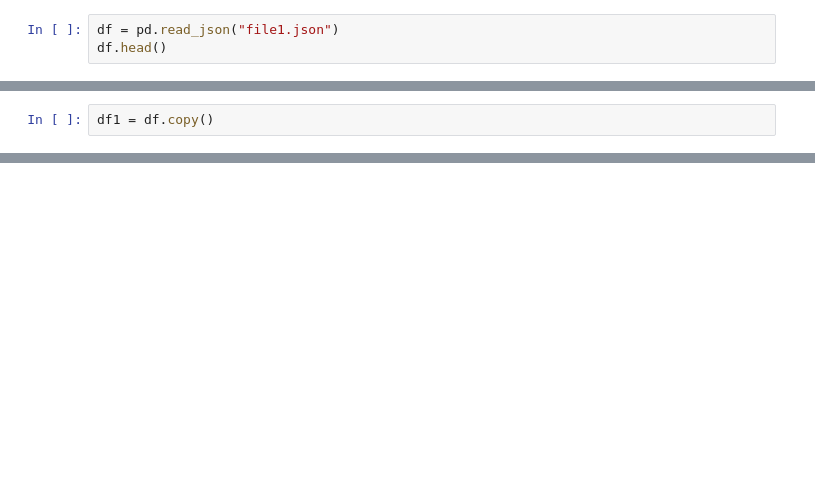
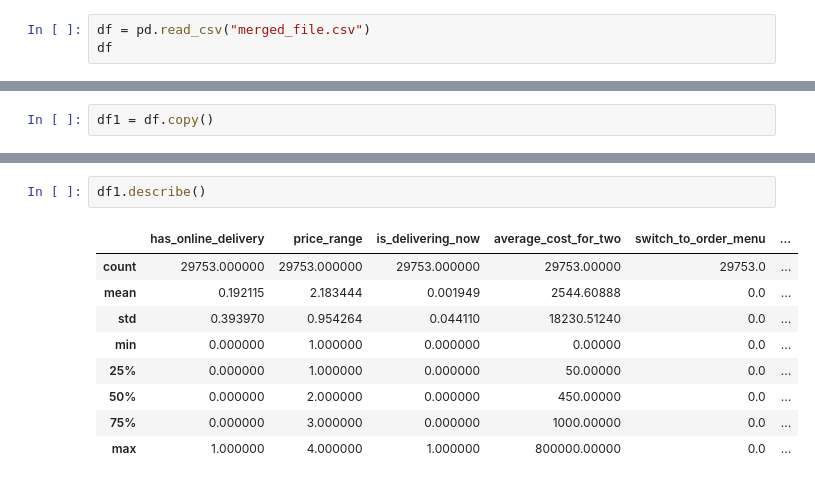
Before and after one commit to surendarmanoj/data-science, a Jupyter notebook: Exploratory_Data_Analysis_Zomato_Dataset.ipynb, the cells around one changed output, grey strips where cells are left out. Cells and saved outputs as stored; diff of their text form; blank space fills up the shorter version.

```diff
--- a/Exploratory_Data_Analysis_Zomato_Dataset.ipynb
+++ b/Exploratory_Data_Analysis_Zomato_Dataset.ipynb
@@ -9,6 +9,6 @@ import seaborn as sns
 import matplotlib.pyplot as plt
 import json
 # %%
-df = pd.read_json("file1.json")
-df.head()
+df = pd.read_csv("merged_file.csv")
+df
 # %% [output]
@@ -73,0 +89,12 @@ data[0].get("restaurants")[0].get("restaurant").get("photos_url")
+# %%
+df1.describe()
+# %% [output]
+|  | has_online_delivery | price_range | is_delivering_now | average_cost_for_two | switch_to_order_menu | ... |
+| count | 29753.000000 | 29753.000000 | 29753.000000 | 29753.00000 | 29753.0 | ... |
+| mean | 0.192115 | 2.183444 | 0.001949 | 2544.60888 | 0.0 | ... |
+| std | 0.393970 | 0.954264 | 0.044110 | 18230.51240 | 0.0 | ... |
+| min | 0.000000 | 1.000000 | 0.000000 | 0.00000 | 0.0 | ... |
+| 25% | 0.000000 | 1.000000 | 0.000000 | 50.00000 | 0.0 | ... |
+| 50% | 0.000000 | 2.000000 | 0.000000 | 450.00000 | 0.0 | ... |
+| 75% | 0.000000 | 3.000000 | 0.000000 | 1000.00000 | 0.0 | ... |
+| max | 1.000000 | 4.000000 | 1.000000 | 800000.00000 | 0.0 | ... |
```
Also changed, not shown: parts of 22 cells of this notebook.
